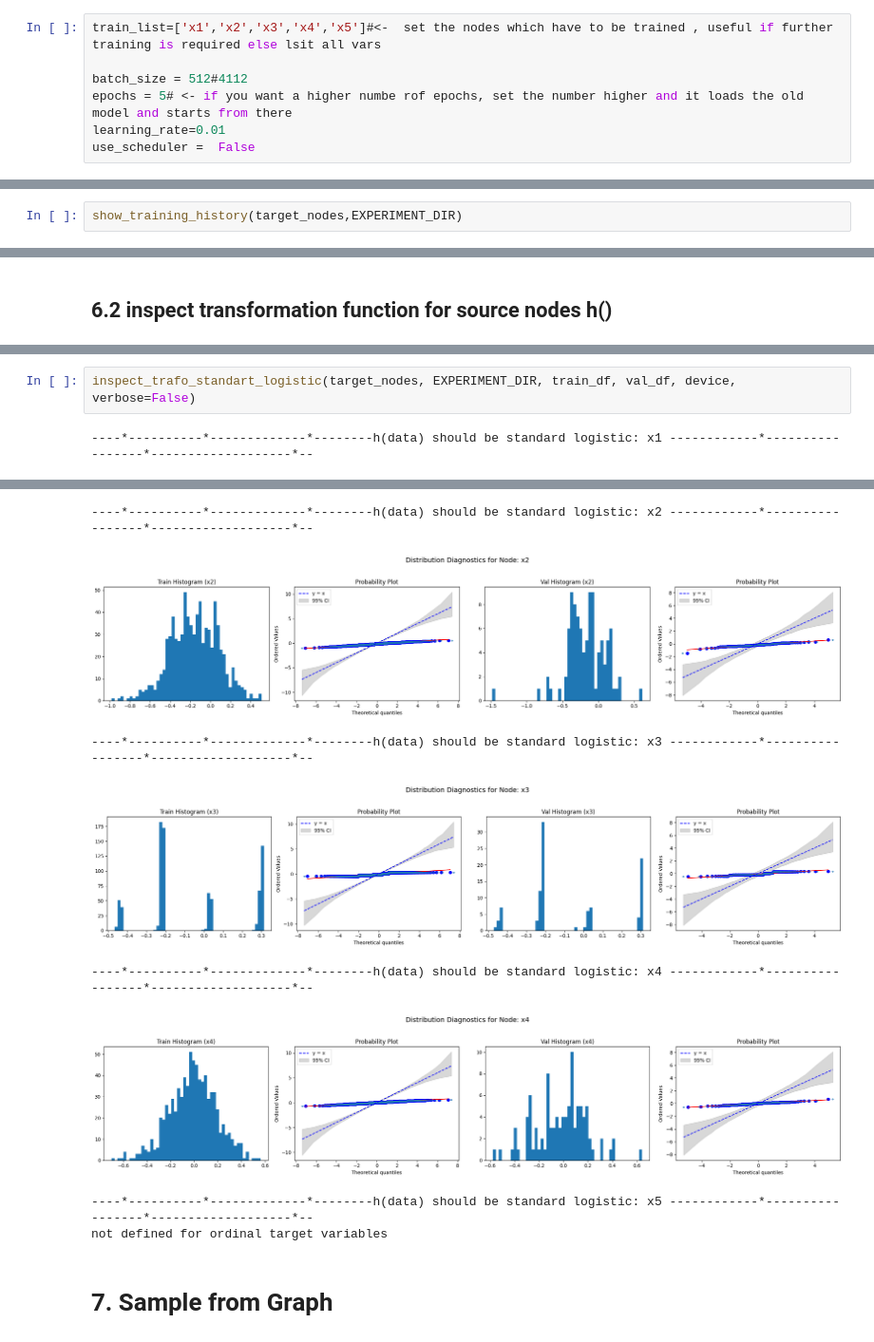
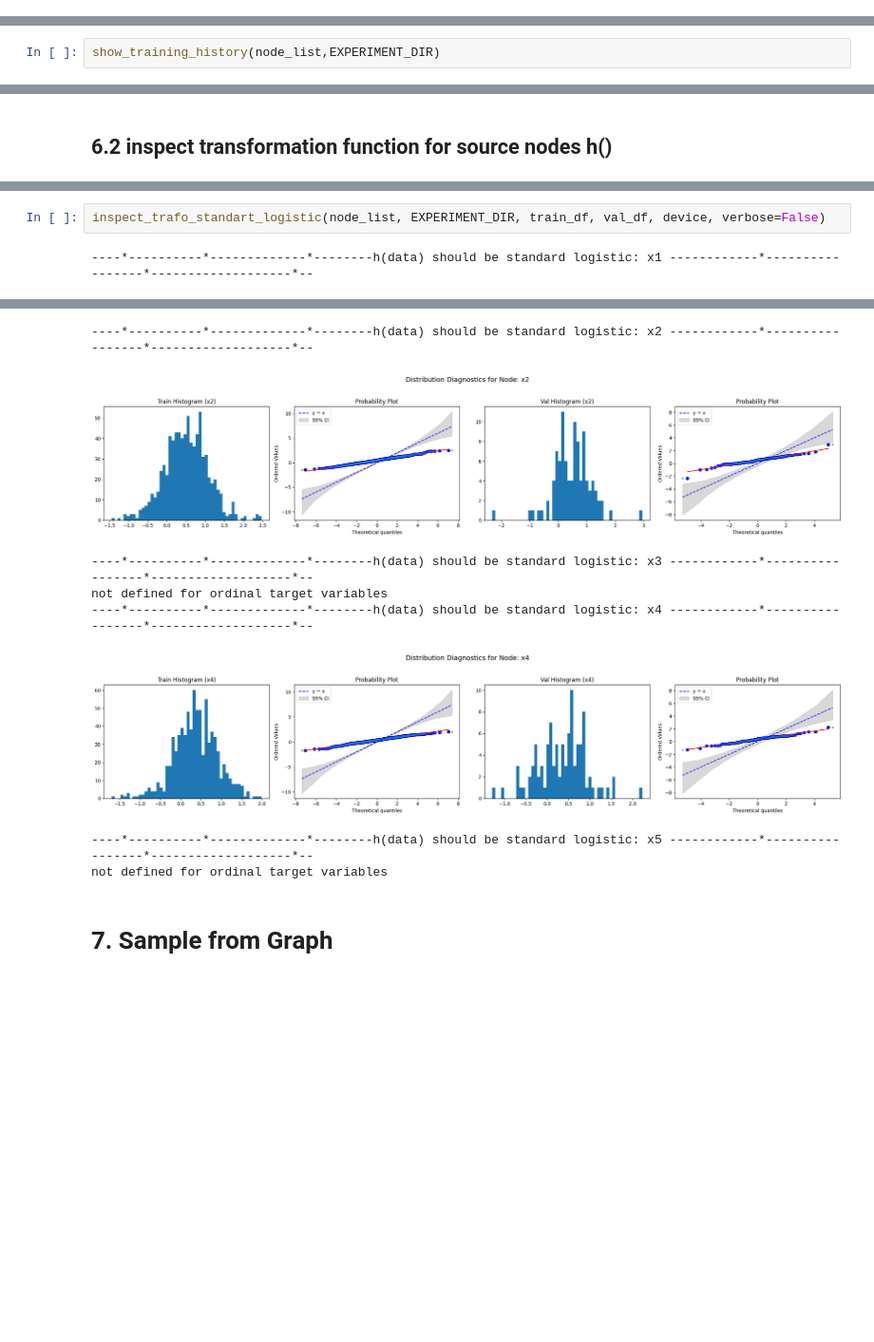
Before and after one commit to buehlpa/TramDag, a Jupyter notebook: example.ipynb, the cells around one changed output, grey strips where cells are left out. Shown at 95% size. Drawn from its saved outputs; the diff is of its cells as text; blank space fills up the shorter version.

```diff
--- a/example.ipynb
+++ b/example.ipynb
@@ -251,10 +247,3 @@ write_nodes_information_to_configuration(CONF_DICT_PATH, min_vals, max_vals,leve
 Configuration updated successfully.
 # %% [markdown]
 ### ---------------------
-# %%
-train_list=['x1','x2','x3','x4','x5']#<-  set the nodes which have to be trained , useful if further training is required else lsit all vars
-
-batch_size = 512#4112
-epochs = 5# <- if you want a higher numbe rof epochs, set the number higher and it loads the old model and starts from there
-learning_rate=0.01
-use_scheduler =  False
@@ -350,5 +361,5 @@ memory usage: 37.5 KB
 # %% [markdown]
 ## 6.1 Loss vs epochs
 # %%
-show_training_history(target_nodes,EXPERIMENT_DIR)
+show_training_history(node_list,EXPERIMENT_DIR)
 # %% [output]
@@ -375,4 +386,4 @@ skipped.. since h does depend on parents and is different for every instance
 # %%
-inspect_trafo_standart_logistic(target_nodes, EXPERIMENT_DIR, train_df, val_df, device, verbose=False)
+inspect_trafo_standart_logistic(node_list, EXPERIMENT_DIR, train_df, val_df, device, verbose=False)
 # %% [output]
 ----*----------*-------------*--------h(data) should be standard logistic: x1 ------------*-----------------*-------------------*--
@@ -380,11 +391,11 @@ inspect_trafo_standart_logistic(target_nodes, EXPERIMENT_DIR, train_df, val_df,
 ----*----------*-------------*--------h(data) should be standard logistic: x2 ------------*-----------------*-------------------*--
-[figure, old version]
+[figure, new version]
 ----*----------*-------------*--------h(data) should be standard logistic: x3 ------------*-----------------*-------------------*--
+not defined for ordinal target variables
+----*----------*-------------*--------h(data) should be standard logistic: x4 ------------*-----------------*-------------------*--
-[figure, old version]
+[figure, new version]
-----*----------*-------------*--------h(data) should be standard logistic: x4 ------------*-----------------*-------------------*--
+----*----------*-------------*--------h(data) should be standard logistic: x5 ------------*-----------------*-------------------*--
+not defined for ordinal target variables
-[figure, removed]
-----*----------*-------------*--------h(data) should be standard logistic: x5 ------------*-----------------*-------------------*--
-not defined for ordinal target variables
 # %% [markdown]
 # 7. Sample from Graph
 # %%
```
Also changed, not shown: parts of 17 cells of this notebook, 20 other files.
